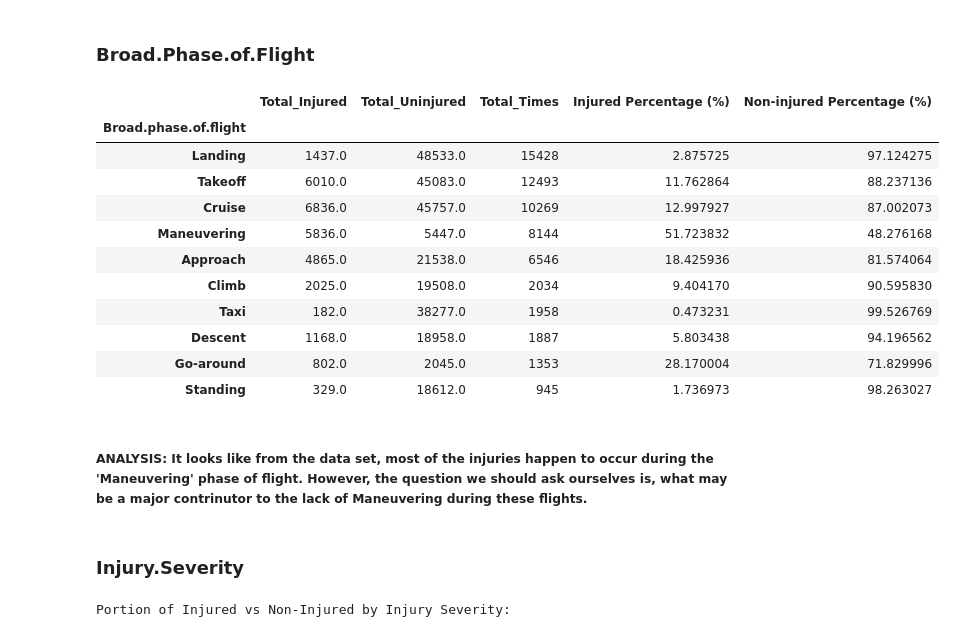
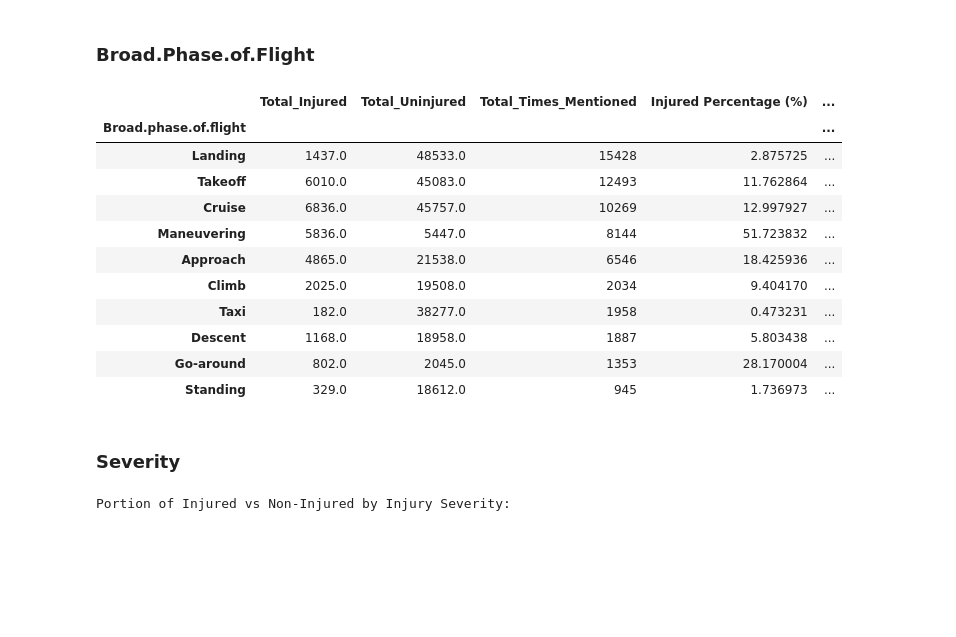
Before and after one commit to jakeg2320/Phase_1_Project, a Jupyter notebook: Mak_Phase_1_Project_Notebook.ipynb, the cells around one changed output. Cells and saved outputs as stored; diff of their text form; code cells hidden in the pictures; blank space fills up the shorter version.

```diff
--- a/NEWInfo.ipynb
+++ b/Mak_Phase_1_Project_Notebook.ipynb
@@ -320,36 +326,34 @@ plt.show()
 # %%
 # Group by 'Broad.phase.of.flight' and calculate required statistics
 Phase_summary = Aviation_df.groupby('Broad.phase.of.flight').agg(
     Total_Injured=('Total.injured', 'sum'),
     Total_Uninjured=('Total.Uninjured', 'sum'),
-    Total_Times=('Broad.phase.of.flight', 'size')
+    Total_Times_Mentioned=('Broad.phase.of.flight', 'count')
 )
 
 # Calculate Injured and Non-injured Percentages
 Phase_summary['Injured Percentage (%)'] = Phase_summary['Total_Injured'] / Phase_summary[['Total_Injured', 'Total_Uninjured']].sum(axis=1) * 100
 Phase_summary['Non-injured Percentage (%)'] = Phase_summary['Total_Uninjured'] / Phase_summary[['Total_Injured', 'Total_Uninjured']].sum(axis=1) * 100
 
 # Sort by 'Total_Times' and display top 10 results
-sorted_Phase_summary = Phase_summary.sort_values('Total_Times', ascending=False).head(10)
+sorted_Phase_summary = Phase_summary.sort_values('Total_Times_Mentioned', ascending=False).head(10)
 
 sorted_Phase_summary
 # %% [output]
-|  | Total_Injured | Total_Uninjured | Total_Times | Injured Percentage (%) | Non-injured Percentage (%) |
-| Broad.phase.of.flight |  |  |  |  |  |
-| Landing | 1437.0 | 48533.0 | 15428 | 2.875725 | 97.124275 |
-| Takeoff | 6010.0 | 45083.0 | 12493 | 11.762864 | 88.237136 |
-| Cruise | 6836.0 | 45757.0 | 10269 | 12.997927 | 87.002073 |
-| Maneuvering | 5836.0 | 5447.0 | 8144 | 51.723832 | 48.276168 |
-| Approach | 4865.0 | 21538.0 | 6546 | 18.425936 | 81.574064 |
-| Climb | 2025.0 | 19508.0 | 2034 | 9.404170 | 90.595830 |
-| Taxi | 182.0 | 38277.0 | 1958 | 0.473231 | 99.526769 |
-| Descent | 1168.0 | 18958.0 | 1887 | 5.803438 | 94.196562 |
-| Go-around | 802.0 | 2045.0 | 1353 | 28.170004 | 71.829996 |
-| Standing | 329.0 | 18612.0 | 945 | 1.736973 | 98.263027 |
+|  | Total_Injured | Total_Uninjured | Total_Times_Mentioned | Injured Percentage (%) | ... |
+| Broad.phase.of.flight |  |  |  |  | ... |
+| Landing | 1437.0 | 48533.0 | 15428 | 2.875725 | ... |
+| Takeoff | 6010.0 | 45083.0 | 12493 | 11.762864 | ... |
+| Cruise | 6836.0 | 45757.0 | 10269 | 12.997927 | ... |
+| Maneuvering | 5836.0 | 5447.0 | 8144 | 51.723832 | ... |
+| Approach | 4865.0 | 21538.0 | 6546 | 18.425936 | ... |
+| Climb | 2025.0 | 19508.0 | 2034 | 9.404170 | ... |
+| Taxi | 182.0 | 38277.0 | 1958 | 0.473231 | ... |
+| Descent | 1168.0 | 18958.0 | 1887 | 5.803438 | ... |
+| Go-around | 802.0 | 2045.0 | 1353 | 28.170004 | ... |
+| Standing | 329.0 | 18612.0 | 945 | 1.736973 | ... |
-# %% [markdown]
-##### **ANALYSIS:** It looks like from the data set, most of the injuries happen to occur during the 'Maneuvering' phase of flight. However, the question we should ask ourselves is, what may be a major contrinutor to the lack of Maneuvering during these flights.
 # %% [markdown]
-### Injury.Severity
+### Severity
 # %%
 # Group by 'Make' and calculate all required statistics in one step
 Severity_summary = Aviation_df.groupby('Injury.Severity').agg(
```
Also changed, not shown: parts of 24 cells of this notebook.
